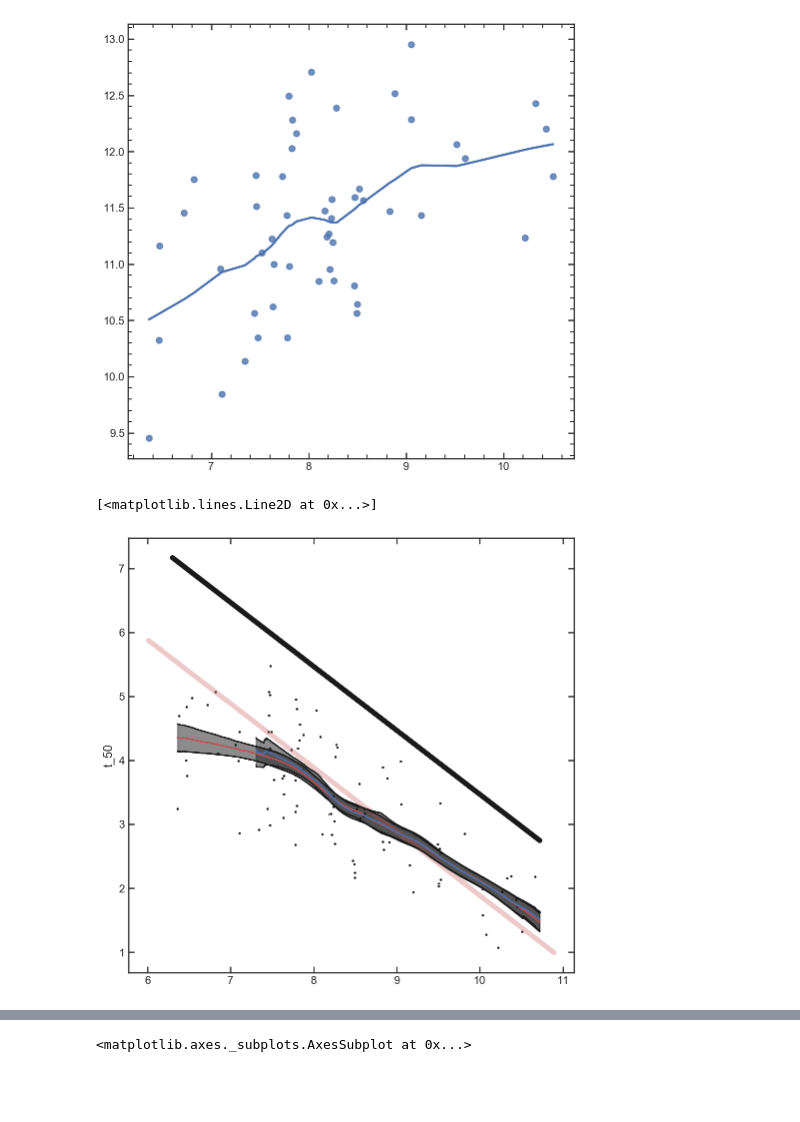
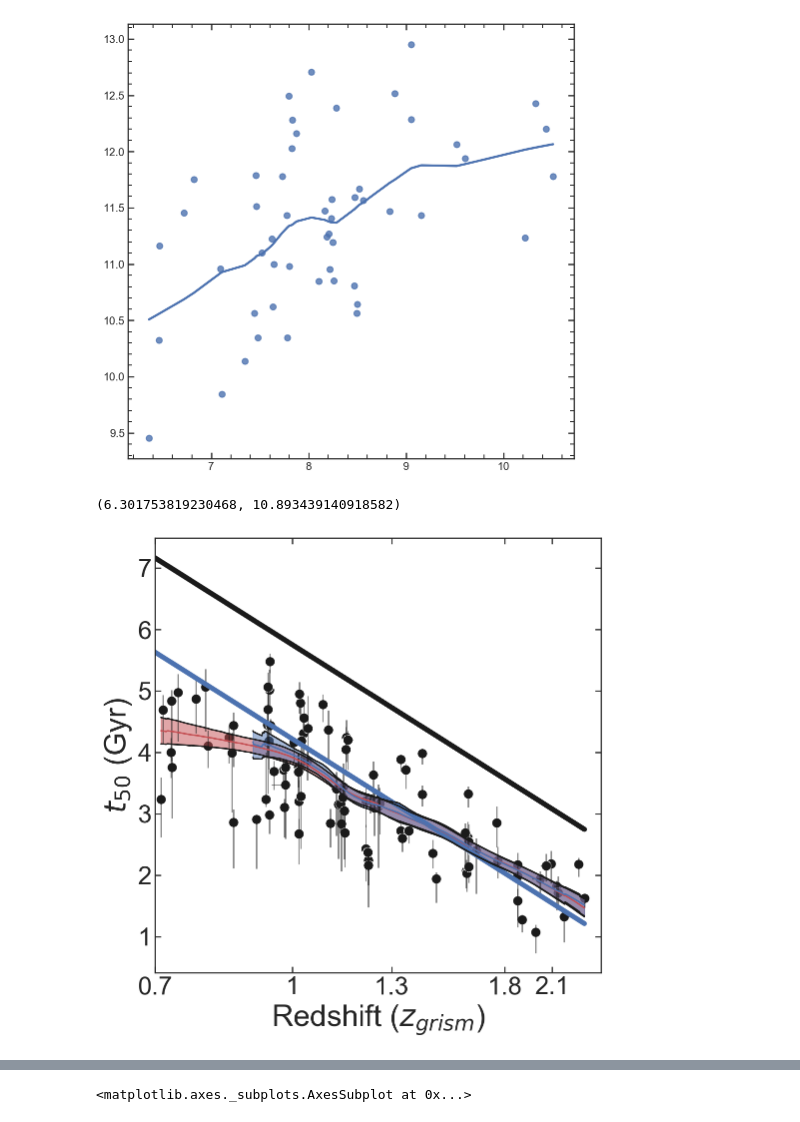
Before and after one commit to Vince-ec/Cluster_and_field, a Jupyter notebook: scripts/low_redshift.ipynb, the cells around one changed output, grey strips where cells are left out. Cells and saved outputs as stored; diff of their text form; code cells hidden in the pictures; blank space fills up the shorter version.

```diff
--- a/scripts/low_redshift.ipynb
+++ b/scripts/low_redshift.ipynb
@@ -1146,46 +1146,41 @@ sea.regplot(cosmo.lookback_time(mdb.query('Sigma1 < 10**10').zgrism),
 [figure]
 # %%
 plt.figure(figsize =[8,8])
-sea.scatterplot(cosmo.lookback_time(mdb.zgrism),mdb.t_50, color = 'k', s = 10)
+sea.scatterplot(cosmo.lookback_time(mdb.zgrism),mdb.t_50, color = 'k', s = 100)
 
-i = S1db.query('t_50 == {}'.format(max(S1db.query('zgrism < 0.9').t_50))).index.values[0]
-z_init = mdb.query('zgrism == {} '.format(mdb.zgrism[i])).zgrism.values[0]
-a_init = cosmo.age(z_init).value
-zs1 = np.linspace(z_init, 2.5)
-a1 = cosmo.age(zs1).value
-a1 -= a_init
+idx = 0
+for i in mdb.index:
+    zglerr = (cosmo.lookback_time(mdb.zgrism[i]) - cosmo.lookback_time(mdb.zgrism_hdr[i][0])).value
+    zgherr = (cosmo.lookback_time(mdb.zgrism_hdr[i][1]) - cosmo.lookback_time(mdb.zgrism[i])).value
+    t50lerr = mdb.t_50[i] - mdb.t_50_hdr[i][0]
+    t50herr = mdb.t_50_hdr[i][1] - mdb.t_50[i]
 
-a_init = cosmo.age(z_init).value
-zs2 = np.linspace(0.65, z_init)
-a2 = cosmo.age(zs2).value
-a2 -= a_init
-
+    plt.errorbar(cosmo.lookback_time(mdb.zgrism[i]).value, mdb.t_50[i],
+                 yerr = np.abs([[t50lerr], [t50herr]]), xerr = np.abs([[zglerr], [zgherr]]),
+                 linestyle = 'none', alpha= 0.5, color = 'k')
 
 plt.plot(cosmo.lookback_time(np.linspace(0.7,2.35)), cosmo.age(np.linspace(0.7,2.35)), 'k', linewidth = 5)
-
-rshift = np.append(zs2[:-1], zs1)
-
-tlim = np.append((mdb.query('zgrism == {} '.format(mdb.zgrism[i])).t_50.values[0] + a2)[:-1],
-          mdb.query('zgrism == {} '.format(mdb.zgrism[i])).t_50.values[0] + a1)
-
-itlim = interp1d(rshift, tlim)
-plt.plot(cosmo.lookback_time(rshift), itlim(rshift), 'r', linewidth = 5, alpha = 0.3)
-
+plt.plot(cosmo.lookback_time(np.linspace(0.7,2.35)), cosmo.age(np.linspace(0.7,2.35)).value - 1.535, 'b', linewidth = 5)
 
 za, Sam, Sal, Sah = np.load('../data/plot_points/allgal_z_t50_lowess.npy')
 zl, Slm, Sll, Slh = np.load('../data/plot_points/hzgal_z_t50_lowess.npy')
 
 plt.plot(cosmo.lookback_time(za), Sam, 'r')
 plt.plot(cosmo.lookback_time(za), Sah, 'k')
 plt.plot(cosmo.lookback_time(za), Sal, 'k')
-plt.fill_between(cosmo.lookback_time(za), Sal, Sah, alpha = 0.5, color = 'k')
+plt.fill_between(cosmo.lookback_time(za), Sal, Sah, alpha = 0.5, color = 'r')
 
 plt.plot(cosmo.lookback_time(zl), Slm, 'b')
 plt.plot(cosmo.lookback_time(zl), Slh, 'k')
 plt.plot(cosmo.lookback_time(zl), Sll, 'k')
-plt.fill_between(cosmo.lookback_time(zl), Sll, Slh, alpha = 0.5, color = 'k')
+plt.fill_between(cosmo.lookback_time(zl), Sll, Slh, alpha = 0.5, color = 'b')
 # plt.axvline(0.9)
 plt.plot(cosmo.lookback_time(np.linspace(0.7,2.35)), cosmo.age(np.linspace(0.7,2.35)), 'k', linewidth = 5)
+plt.xticks(cosmo.lookback_time([0.7,1,1.3,1.8,2.1]).value,[0.7,1,1.3,1.8,2.1])
+plt.ylabel('$t_{50}$ (Gyr)', fontsize=30)
+plt.xlabel('Redshift ($z_{grism}$)', fontsize=30)
+plt.tick_params(axis='both', which='major', labelsize=25)
+plt.xlim(cosmo.lookback_time(0.7).value,cosmo.lookback_time(2.5).value)
 # %% [output]
-[<matplotlib.lines.Line2D at 0x...>]
+(6.301753819230468, 10.893439140918582)
-[figure, old version]
+[figure, new version]
```
Also changed, not shown: parts of 2 cells of this notebook.
